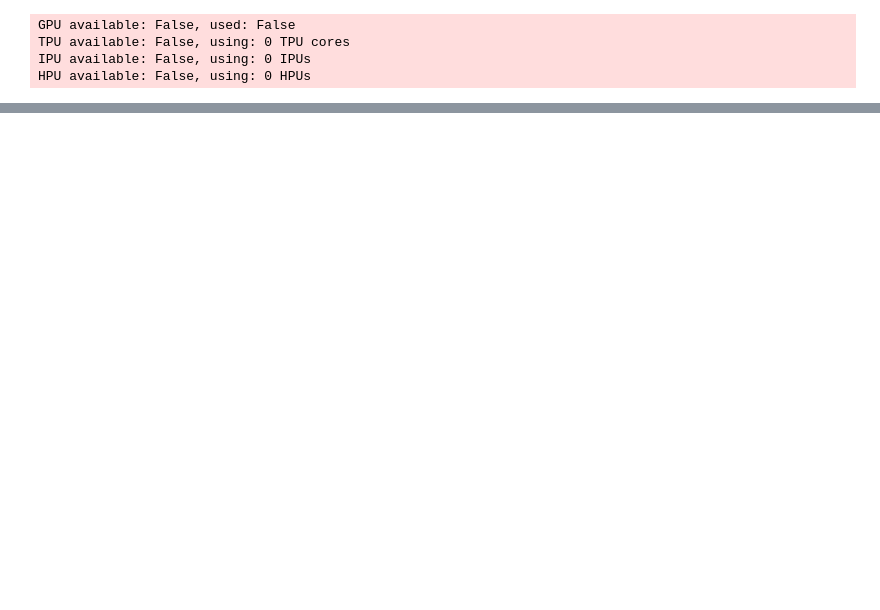
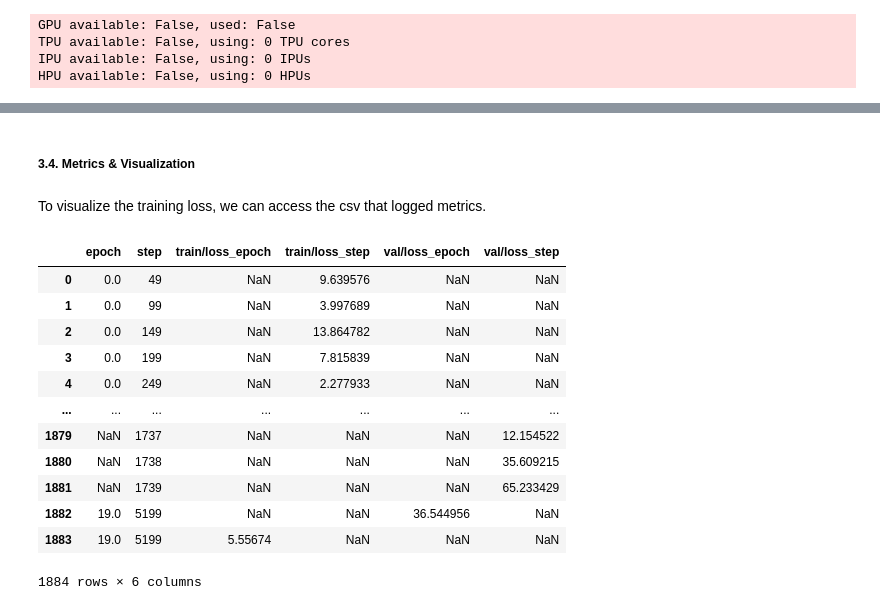
Before and after one commit to lillif/IECDT_EarthObservation, a Jupyter notebook: challenges/3-sentinel-maps/vegetation-prediction.ipynb, the cells around one changed output, grey strips where cells are left out. Saved outputs shown, nothing was run; the diff lists cells and outputs as text; code cells hidden in the pictures; blank space fills up the shorter version.

```diff
--- a/challenges/3-sentinel-maps/vegetation-prediction.ipynb
+++ b/challenges/3-sentinel-maps/vegetation-prediction.ipynb
@@ -511,0 +540,21 @@ trainer.fit(model, dl)
+# %% [markdown]
+##### 3.4. Metrics & Visualization
+# %% [markdown]
+To visualize the training loss, we can access the csv that logged metrics.
+# %%
+csv = pd.read_csv('./logs/version_1/metrics.csv')
+csv
+# %% [output]
+|  | epoch | step | train/loss_epoch | train/loss_step | val/loss_epoch | val/loss_step |
+| 0 | 0.0 | 49 | NaN | 9.639576 | NaN | NaN |
+| 1 | 0.0 | 99 | NaN | 3.997689 | NaN | NaN |
+| 2 | 0.0 | 149 | NaN | 13.864782 | NaN | NaN |
+| 3 | 0.0 | 199 | NaN | 7.815839 | NaN | NaN |
+| 4 | 0.0 | 249 | NaN | 2.277933 | NaN | NaN |
+| ... | ... | ... | ... | ... | ... | ... |
+| 1879 | NaN | 1737 | NaN | NaN | NaN | 12.154522 |
+| 1880 | NaN | 1738 | NaN | NaN | NaN | 35.609215 |
+| 1881 | NaN | 1739 | NaN | NaN | NaN | 65.233429 |
+| 1882 | 19.0 | 5199 | NaN | NaN | 36.544956 | NaN |
+| 1883 | 19.0 | 5199 | 5.55674 | NaN | NaN | NaN |
+1884 rows × 6 columns
```
Also changed, not shown: parts of 8 cells of this notebook.
